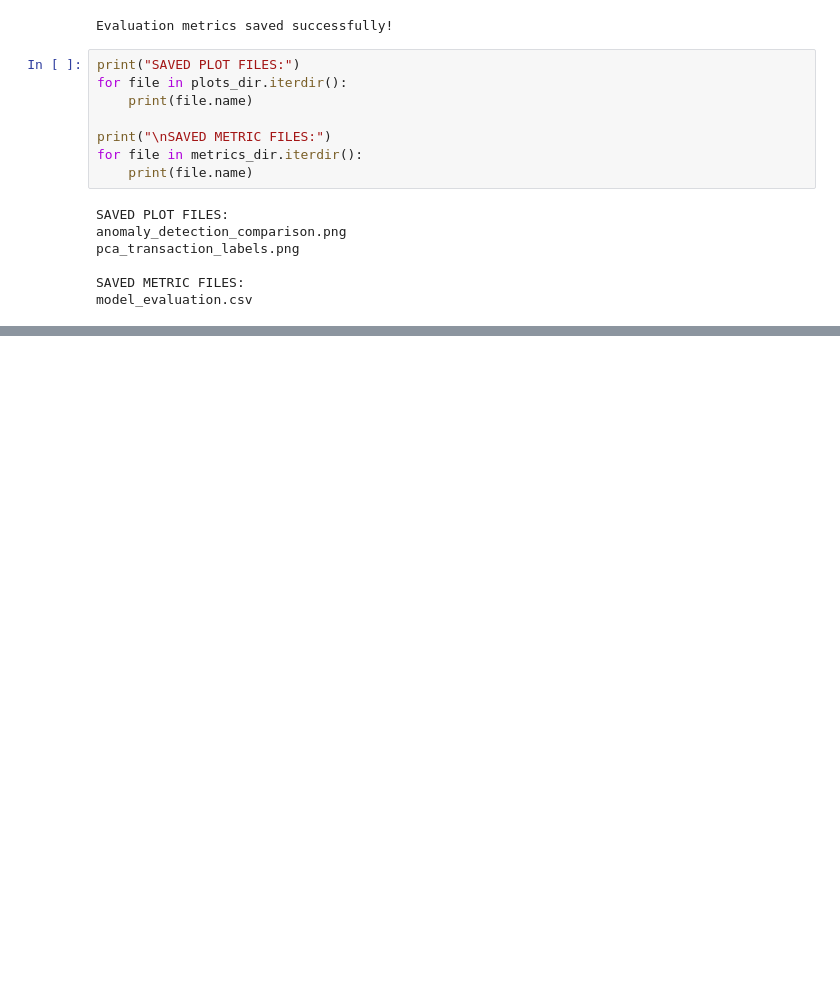
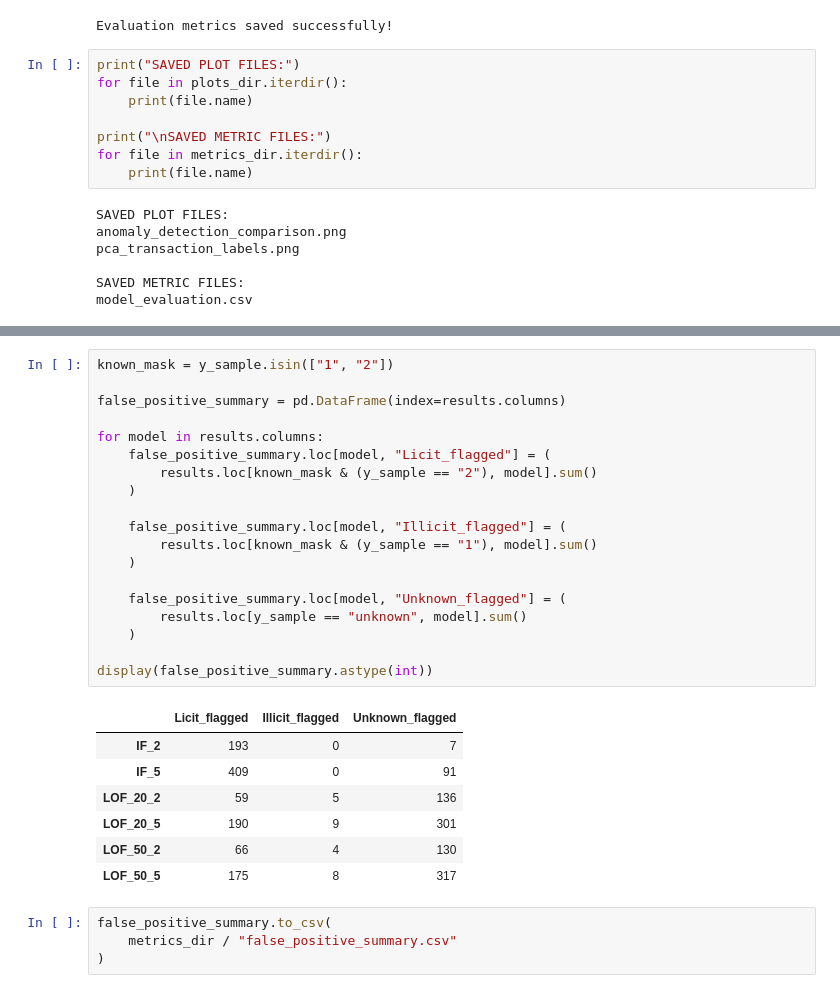
Before and after one commit to SnehasishGhosh226/bitcoin-wallet-anomaly-detection, a Jupyter notebook: notebooks/bitcoin_anomaly_detection.ipynb, the cells around one changed output, grey strips where cells are left out. Cells and saved outputs as stored; diff of their text form; blank space fills up the shorter version.

```diff
--- a/notebooks/bitcoin_anomaly_detection.ipynb
+++ b/notebooks/bitcoin_anomaly_detection.ipynb
@@ -669,0 +750,31 @@ model_evaluation.csv
+# %%
+known_mask = y_sample.isin(["1", "2"])
+
+false_positive_summary = pd.DataFrame(index=results.columns)
+
+for model in results.columns:
+    false_positive_summary.loc[model, "Licit_flagged"] = (
+        results.loc[known_mask & (y_sample == "2"), model].sum()
+    )
+
+    false_positive_summary.loc[model, "Illicit_flagged"] = (
+        results.loc[known_mask & (y_sample == "1"), model].sum()
+    )
+
+    false_positive_summary.loc[model, "Unknown_flagged"] = (
+        results.loc[y_sample == "unknown", model].sum()
+    )
+
+display(false_positive_summary.astype(int))
+# %% [output]
+|  | Licit_flagged | Illicit_flagged | Unknown_flagged |
+| IF_2 | 193 | 0 | 7 |
+| IF_5 | 409 | 0 | 91 |
+| LOF_20_2 | 59 | 5 | 136 |
+| LOF_20_5 | 190 | 9 | 301 |
+| LOF_50_2 | 66 | 4 | 130 |
+| LOF_50_5 | 175 | 8 | 317 |
+# %%
+false_positive_summary.to_csv(
+    metrics_dir / "false_positive_summary.csv"
+)
```
Also changed, not shown: parts of 5 cells of this notebook, 3 other files.
